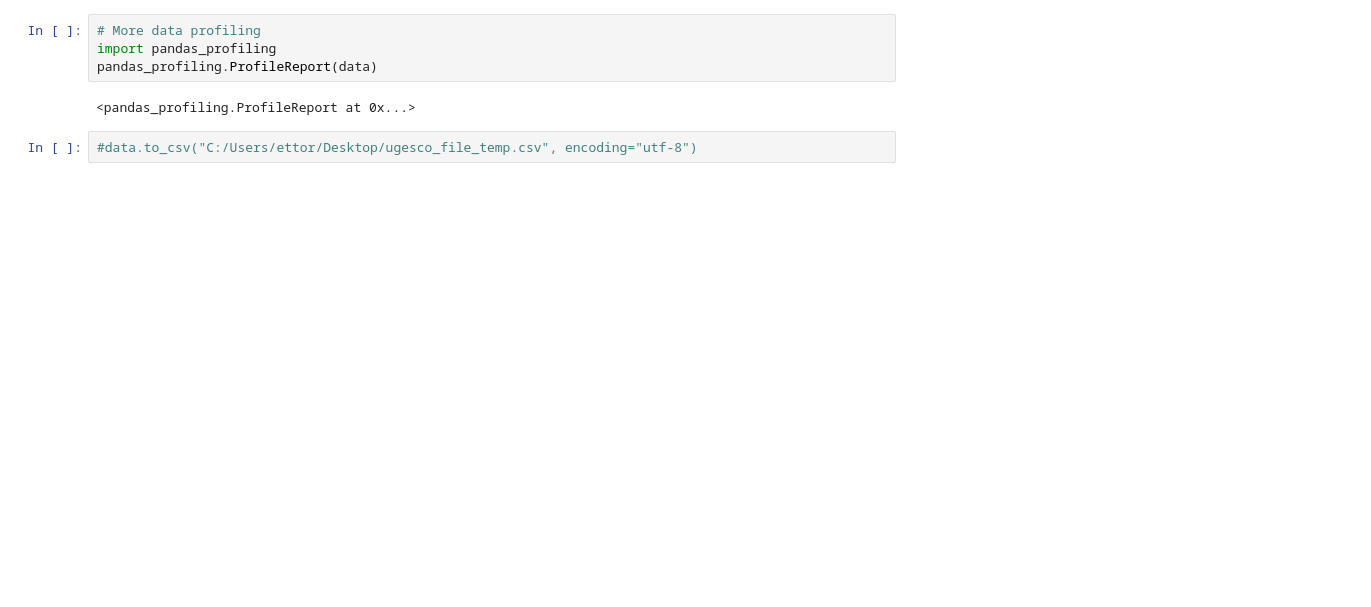
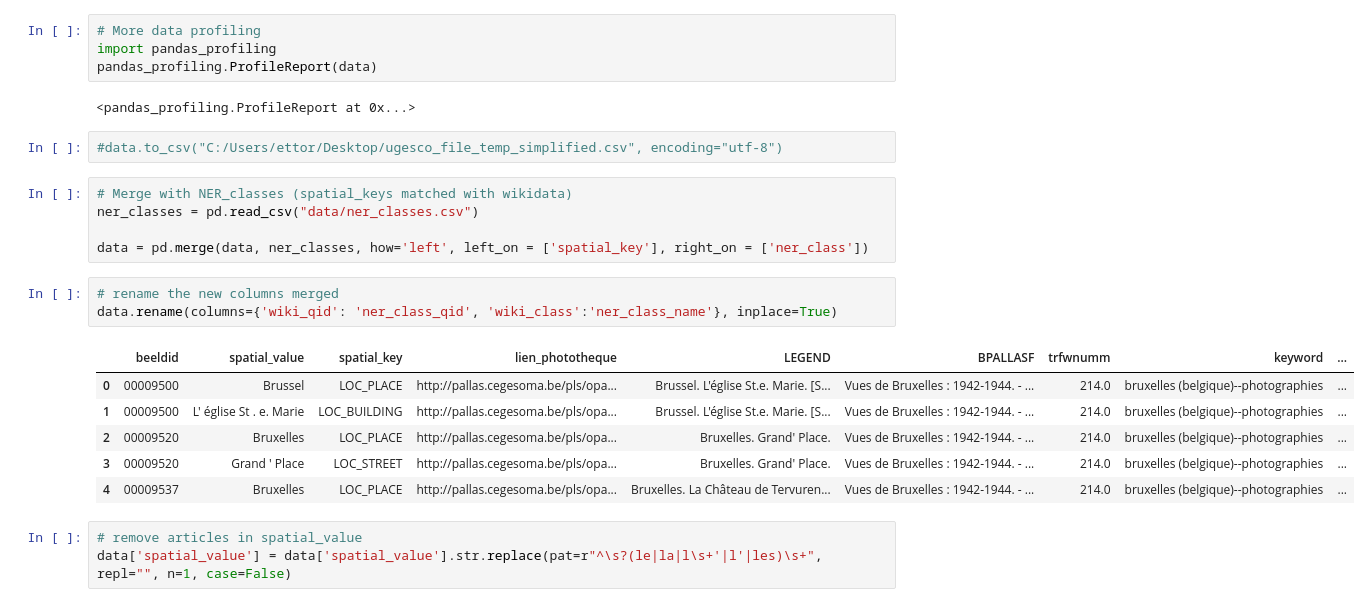
Before and after one commit to DalavanCloud/UGESCO, a Jupyter notebook: UGESCO_MAIN_SIMPLIFIED.ipynb, the cells around one changed output. Cells and saved outputs as stored; diff of their text form; blank space fills up the shorter version.

Commit message:
data cleaned

```diff
--- a/UGESCO_MAIN_SIMPLIFIED.ipynb
+++ b/UGESCO_MAIN_SIMPLIFIED.ipynb
@@ -81,4 +52,22 @@ pandas_profiling.ProfileReport(data)
 # %% [output]
 <pandas_profiling.ProfileReport at 0x...>
 # %%
-#data.to_csv("C:/Users/ettor/Desktop/ugesco_file_temp.csv", encoding="utf-8")
+#data.to_csv("C:/Users/ettor/Desktop/ugesco_file_temp_simplified.csv", encoding="utf-8")
+# %%
+# Merge with NER_classes (spatial_keys matched with wikidata)
+ner_classes = pd.read_csv("data/ner_classes.csv")
+
+data = pd.merge(data, ner_classes, how='left', left_on = ['spatial_key'], right_on = ['ner_class'])
+# %%
+# rename the new columns merged
+data.rename(columns={'wiki_qid': 'ner_class_qid', 'wiki_class':'ner_class_name'}, inplace=True)
+# %% [output]
+|  | beeldid | spatial_value | spatial_key | lien_phototheque | LEGEND | BPALLASF | trfwnumm | keyword | ... |
+| 0 | 00009500 | Brussel | LOC_PLACE | http://pallas.cegesoma.be/pls/opa... | Brussel. L'église St.e. Marie. [S... | Vues de Bruxelles : 1942-1944. - ... | 214.0 | bruxelles (belgique)--photographies | ... |
+| 1 | 00009500 | L' église St . e. Marie | LOC_BUILDING | http://pallas.cegesoma.be/pls/opa... | Brussel. L'église St.e. Marie. [S... | Vues de Bruxelles : 1942-1944. - ... | 214.0 | bruxelles (belgique)--photographies | ... |
+| 2 | 00009520 | Bruxelles | LOC_PLACE | http://pallas.cegesoma.be/pls/opa... | Bruxelles. Grand' Place. | Vues de Bruxelles : 1942-1944. - ... | 214.0 | bruxelles (belgique)--photographies | ... |
+| 3 | 00009520 | Grand ' Place | LOC_STREET | http://pallas.cegesoma.be/pls/opa... | Bruxelles. Grand' Place. | Vues de Bruxelles : 1942-1944. - ... | 214.0 | bruxelles (belgique)--photographies | ... |
+| 4 | 00009537 | Bruxelles | LOC_PLACE | http://pallas.cegesoma.be/pls/opa... | Bruxelles. La Château de Tervuren... | Vues de Bruxelles : 1942-1944. - ... | 214.0 | bruxelles (belgique)--photographies | ... |
+# %%
+# remove articles in spatial_value
+data['spatial_value'] = data['spatial_value'].str.replace(pat=r"^\s?(le|la|l\s+'|l'|les)\s+", repl="", n=1, case=False)
```
Also changed, not shown: parts of 6 cells of this notebook, 3 other files.
